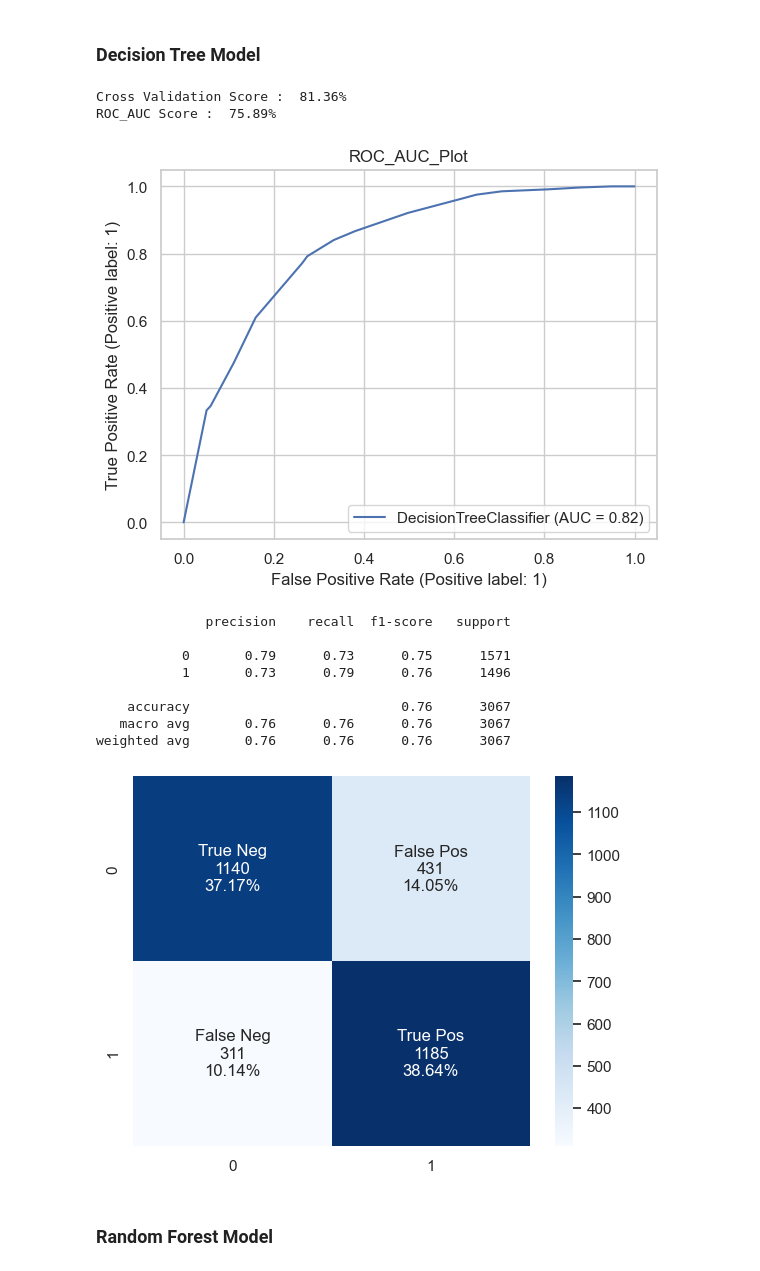
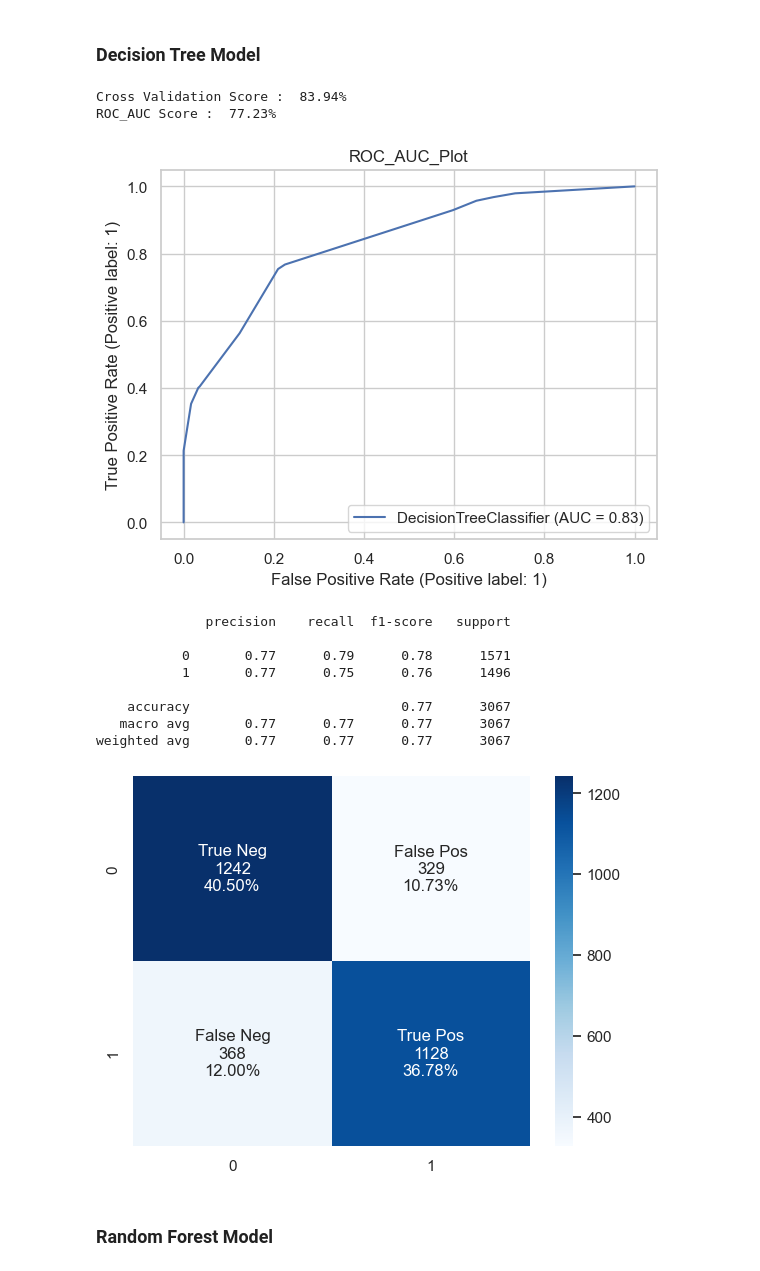
Before and after one commit to blitzkz23/churn-customer-classification, a Jupyter notebook: churn_customer_classification.ipynb, the cells around one changed output. Drawn from its saved outputs; the diff is of its cells as text; code cells hidden in the pictures.

```diff
--- a/churn_customer_classification.ipynb
+++ b/churn_customer_classification.ipynb
@@ -379,3 +377,0 @@ Normalization is done for features whose data does not display normal distributi
-# %%
-mms = MinMaxScaler()
-cleaned_df[numerical_features] = mms.fit_transform(cleaned_df[numerical_features])
@@ -434,3 +426,7 @@ Total # of sample in test dataset: 3067
+# %%
+scaler = MinMaxScaler()
+X_train_scaled = scaler.fit_transform(X_train)
+X_test_scaled = scaler.fit_transform(X_test)
 # %% [markdown]
 ## <span><center><div style="font-family: Trebuchet MS; background-color: #eab676; color: #2D2926; padding: 12px; line-height: 1;">Model Building and Evaluation</div></center></span>
 # %% [markdown]
@@ -438,18 +434,18 @@ Because our classification problem are just binary classification, we'll try som
 # %%
 # Define function to train models
-def train_model(classifier, X_train, X_test, y_train, y_test):
-    classifier.fit(X_train, y_train)
-    y_pred = classifier.predict(X_test)
+def train_model(classifier, X_train_scaled, X_test_scaled, y_train, y_test):
+    classifier.fit(X_train_scaled, y_train)
+    y_pred = classifier.predict(X_test_scaled)
     cv = RepeatedStratifiedKFold(n_splits=10, n_repeats=3, random_state=1)
-    print("Cross Validation Score : ",'{0:.2%}'.format(cross_val_score(classifier, X_train, y_train, cv = cv, scoring = 'roc_auc').mean()))
+    print("Cross Validation Score : ",'{0:.2%}'.format(cross_val_score(classifier, X_train_scaled, y_train, cv = cv, scoring = 'roc_auc').mean()))
     print("ROC_AUC Score : ",'{0:.2%}'.format(roc_auc_score(y_test, y_pred)))
-    plot_roc_curve(classifier, X_test, y_test)
+    plot_roc_curve(classifier, X_test_scaled, y_test)
     plt.title('ROC_AUC_Plot')
     plt.show()
 
 # Define function to evaluate models
-def evaluate_model(classifier, X_test, y_test):
-    cm = confusion_matrix(y_test, classifier.predict(X_test))
+def evaluate_model(classifier, X_test_scaled, y_test):
+    cm = confusion_matrix(y_test, classifier.predict(X_test_scaled))
     names = ['True Neg','False Pos','False Neg','True Pos']
     counts = [value for value in cm.flatten()]
     percentages = ['{0:.2%}'.format(value) for value in cm.flatten()/np.sum(cm)]
@@ -458,4 +454,4 @@ def evaluate_model(classifier, X_test, y_test):
     sns.heatmap(cm,annot = labels,cmap = 'Blues',fmt ='')
 
     # Classification Report
-    print(classification_report(y_test, classifier.predict(X_test)))
+    print(classification_report(y_test, classifier.predict(X_test_scaled)))
@@ -492,23 +490,23 @@ lr_f1 = round(f1_score(y_test, lr_model.predict(X_test))*100, 2)
 # %%
 dt_model = DecisionTreeClassifier(random_state = 42, max_depth = 4, min_samples_leaf = 1)
 # %%
-train_model(dt_model, X_train, X_test, y_train, y_test)
+train_model(dt_model, X_train_scaled, X_test_scaled, y_train, y_test)
 # %% [output]
-Cross Validation Score :  81.36%
-ROC_AUC Score :  75.89%
+Cross Validation Score :  83.94%
+ROC_AUC Score :  77.23%
-[figure, old version]
+[figure, new version]
 # %%
-evaluate_model(dt_model, X_test, y_test)
+evaluate_model(dt_model, X_test_scaled, y_test)
 # %% [output]
               precision    recall  f1-score   support
 
-           0       0.79      0.73      0.75      1571
-           1       0.73      0.79      0.76      1496
+           0       0.77      0.79      0.78      1571
+           1       0.77      0.75      0.76      1496
 
-    accuracy                           0.76      3067
-   macro avg       0.76      0.76      0.76      3067
-weighted avg       0.76      0.76      0.76      3067
+    accuracy                           0.77      3067
+   macro avg       0.77      0.77      0.77      3067
+weighted avg       0.77      0.77      0.77      3067
-[figure, old version]
+[figure, new version]
 # %%
 # Save score to variable
 cv = RepeatedStratifiedKFold(n_splits=10, n_repeats=3, random_state=1)
```
Also changed, not shown: parts of 54 cells of this notebook.
